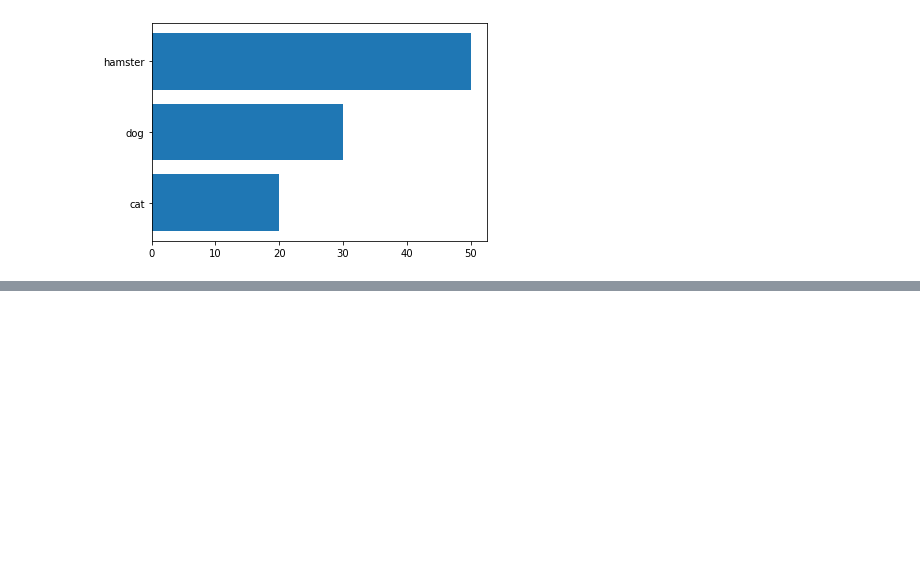
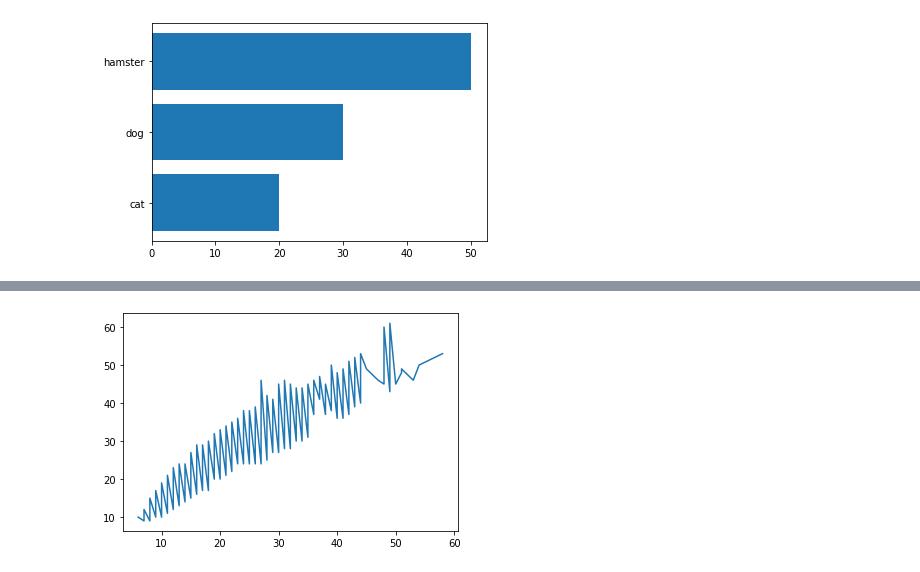
Before and after one commit to BehroozGharleghi/data-pt-ber-08-20, a Jupyter notebook: Labs/module-1_labs/04_pandas/04_lab-data_cleaning/your-code/plotting commands.ipynb, the cells around one changed output, grey strips where cells are left out. Saved outputs shown, nothing was run; the diff lists cells and outputs as text; code cells hidden in the pictures; blank space fills up the shorter version.

```diff
--- a/Labs/module-1_labs/04_pandas/04_lab-data_cleaning/your-code/plotting commands.ipynb
+++ b/Labs/module-1_labs/04_pandas/04_lab-data_cleaning/your-code/plotting commands.ipynb
@@ -66,3 +66,6 @@ plt.barh(animals, width = values)
 plt.show()
 # %% [output]
 [figure]
+# %%
+vehicles = pd.read_csv('vehicles.csv') # we can read it directly
+vehicles.head()
@@ -68,0 +79,7 @@ plt.show()
+# %%
+# to plot from the vehicles dataframe: in order to plot it nicely we first sort it:
+vehicles.sort_values(by = ['City MPG', 'Highway MPG'], inplace = True)
+plt.plot(vehicles['City MPG'], vehicles['Highway MPG']) # here x is city and y is highway.
+plt.show()
+# %% [output]
+[figure, added]
```
Also changed, not shown: parts of 8 cells of this notebook, 3 other files.
